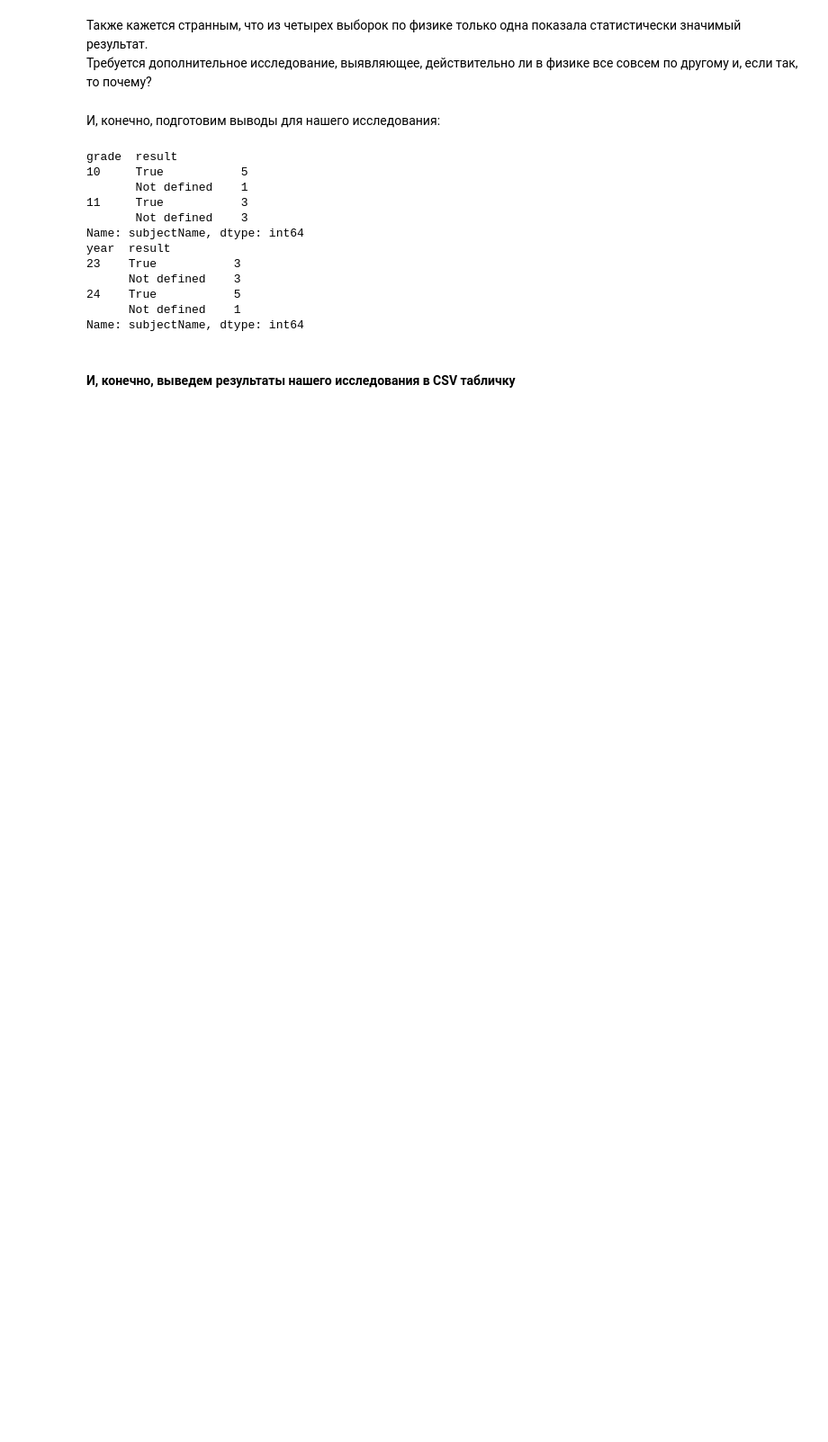
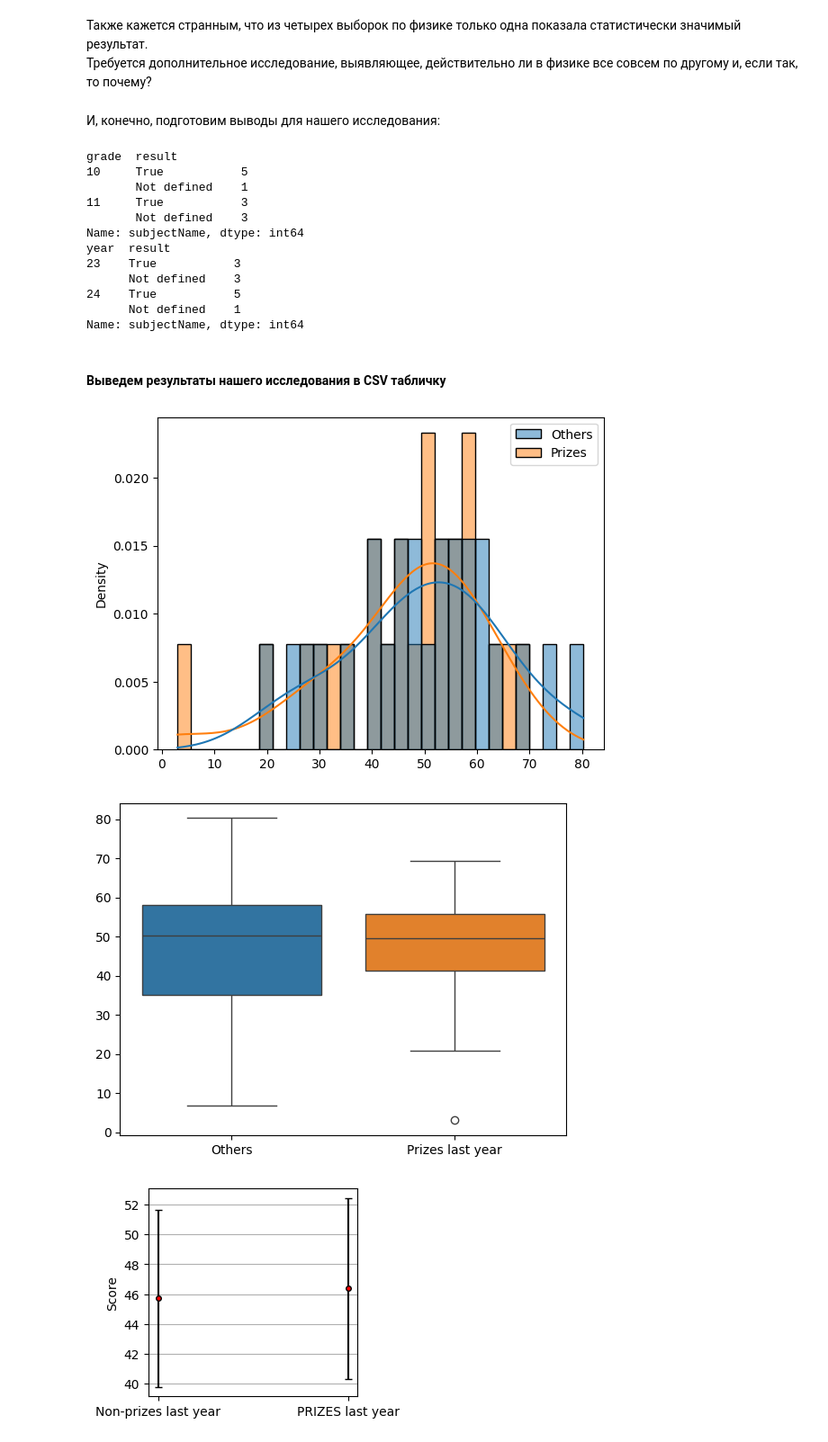
Before and after one commit to xddinsd/statsAROS_PetProject, a Jupyter notebook: main.ipynb, the cells around one changed output. Shown at 90% size. Cells and saved outputs as stored; diff of their text form; code cells hidden in the pictures; blank space fills up the shorter version.

Commit message:
Added percentile stats:    cohort_Statistics.py 	modified:   DfServices.py 	Reworked:   README.md 	Rewritten:   main.ipynb 	modified:   streamlitapp.py

```diff
--- a/main.ipynb
+++ b/main.ipynb
@@ -112,6 +125,13 @@ year  result
       Not defined    1
 Name: subjectName, dtype: int64
 # %% [markdown]
-#### И, конечно, выведем результаты нашего исследования в CSV табличку
+#### Выведем результаты нашего исследования в CSV табличку
 # %%
 dFrame.to_csv('resultsTable.csv', sep = ' ')
+# %%
+result = Cohort_Statistics.cohortStat(Cohort_Statistics.getMeanData(10, 23, 'Physics'))[1]
+result = Cohort_Statistics.cohortStat(Cohort_Statistics.getPercentileData())[1]
+# %% [output]
+[figure, added]
+[figure, added]
+[figure, added]
```
Also changed, not shown: parts of 21 cells of this notebook, 4 other files.
